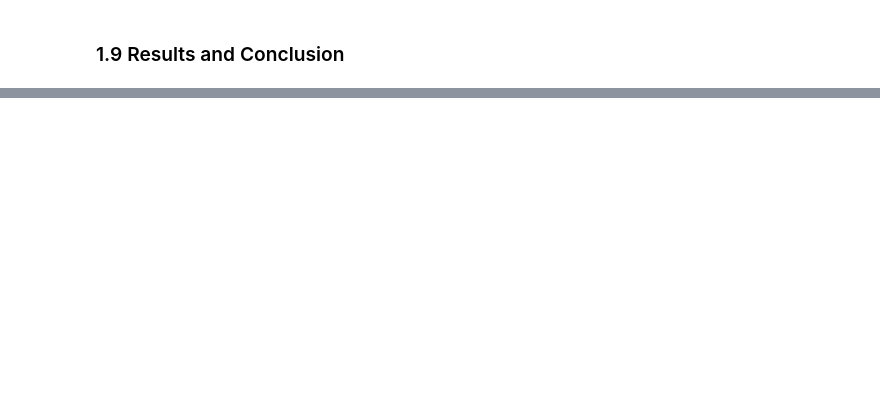
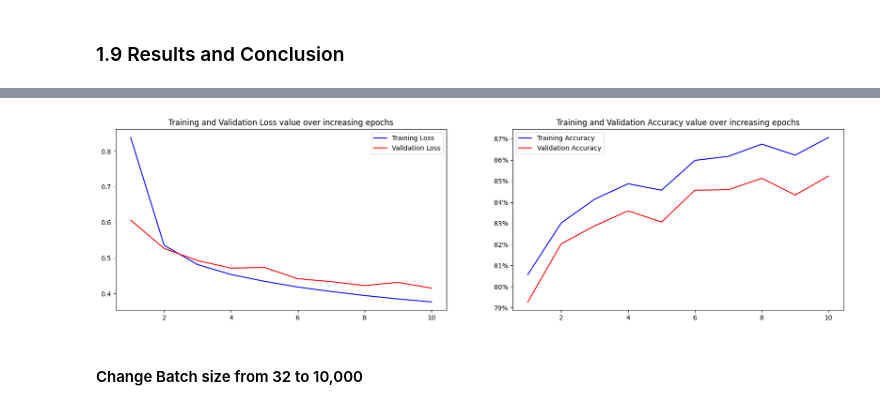
Before and after one commit to MuhammedM294/PyTorch4CV, a Jupyter notebook: FMNIST.ipynb, the cells around one changed output, grey strips where cells are left out. Saved outputs shown, nothing was run; the diff lists cells and outputs as text; code cells hidden in the pictures; blank space fills up the shorter version.

Commit message:
Add batch size varying impact

```diff
--- a/FMNIST.ipynb
+++ b/FMNIST.ipynb
@@ -181,0 +267,13 @@ plt.legend()
+# %%
+#define a function to calculate the loss value of the validation dataset
+@torch.no_grad()
+def get_validation_loss_value(input_batch, targets,model):
+    model.eval()
+    predictions = model(input_batch)
+    validation_loss = loss_function(predictions,targets)
+
+    return validation_loss.item()
+# %%
+train_data_loader, validation_data_loader = get_data(32)
+# %%
+model,loss_function, optimizer = build_model()
@@ -181,0 +319,2 @@ plt.legend()
+# %%
+train_losses, train_accuracies, validation_losses, validation_accuracies = train_with_validation(10)
@@ -181,0 +339,21 @@ plt.legend()
+# %%
+def display_train_validation_results(number_epoch,train_losses, train_accuracies, validation_losses, validation_accuracies):
+    epochs = np.arange(number_epoch)+1
+    plt.figure(figsize=(20,5))
+    plt.subplot(121)
+    plt.title('Training and Validation Loss value over increasing epochs')
+    plt.plot(epochs, train_losses,'b', label='Training Loss')
+    plt.plot(epochs, validation_losses,'r', label='Validation Loss')
+    plt.legend()
+    plt.subplot(122)
+    plt.title('Training and Validation Accuracy value over increasing epochs')
+    plt.plot(epochs, train_accuracies,'b', label='Training Accuracy')
+    plt.plot(epochs, validation_accuracies,'r', label='Validation Accuracy')
+    plt.gca().set_yticklabels(['{:.0f}%'.format(x*100) for x in plt.gca().get_yticks()])
+    plt.legend()
+
+display_train_validation_results(10,train_losses, train_accuracies, validation_losses, validation_accuracies)
+# %% [output]
+[figure, added]
+# %% [markdown]
+#### Change Batch size from 32 to 10,000
```
Also changed, not shown: parts of 29 cells of this notebook.
